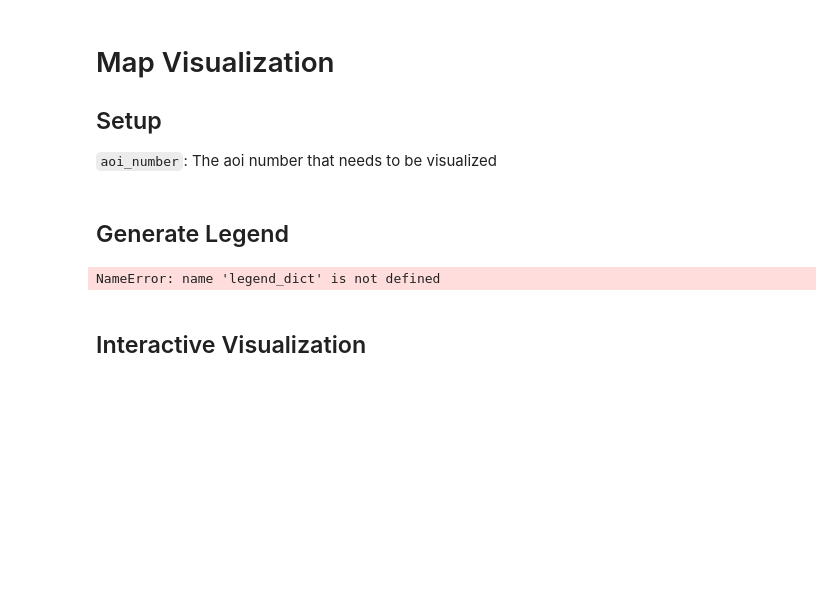
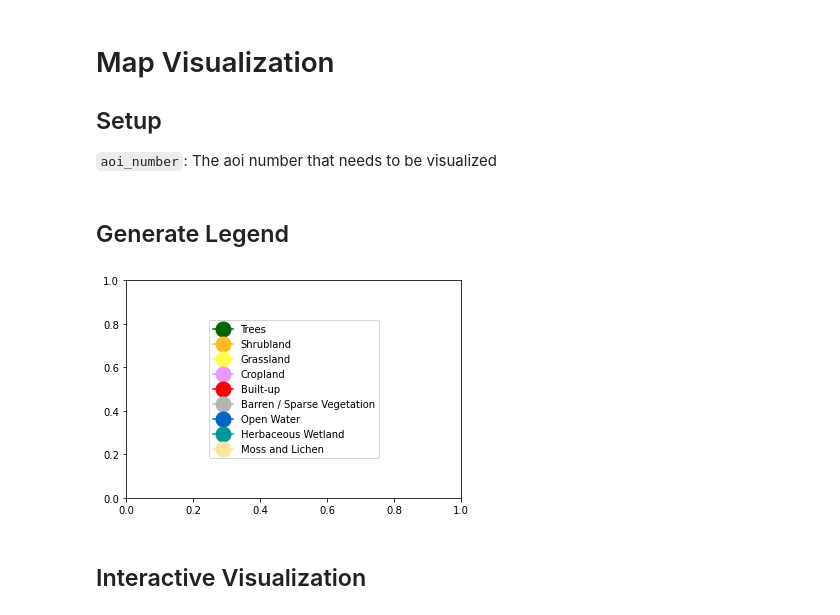
Before and after one commit to Piphi5/Adopt-a-Pixel3km-Notebooks, a Jupyter notebook: Geospatial Enrichment/SSU Enrichment.ipynb, the cells around one changed output. Saved outputs shown, nothing was run; the diff lists cells and outputs as text; code cells hidden in the pictures; blank space fills up the shorter version.

```diff
--- a/Geospatial Enrichment/SSU Enrichment.ipynb
+++ b/Geospatial Enrichment/SSU Enrichment.ipynb
@@ -278,21 +278,21 @@ folium.Map.add_ee_layer = add_ee_layer
 # %% [markdown]
 ## Generate Legend
 # %%
-handles = [Line2D([0], [0], marker='o', color=color, label=label, markersize=15) for label ,color in legend_dict.items()]
-labels = legend_dict.keys()
+handles = [Line2D([0], [0], marker='o', color=color, label=label, markersize=15) for label ,color in worldcover_legend.items()]
+labels = worldcover_legend.keys()
 
 def export_legend(legend, filename="legend.png"):
     fig  = legend.figure
     fig.canvas.draw()
     bbox  = legend.get_window_extent().transformed(fig.dpi_scale_trans.inverted())
     fig.savefig(filename, dpi="figure", bbox_inches=bbox)
 
 fig, ax = plt.subplots()
 ax.legend(handles=handles, loc='center')
 
 plt.show()
 # %% [output]
-NameError: name 'legend_dict' is not defined
+[figure, added]
 # %% [markdown]
 ## Interactive Visualization
 # %%
```
Also changed, not shown: parts of 2 cells of this notebook, 5 other files.
